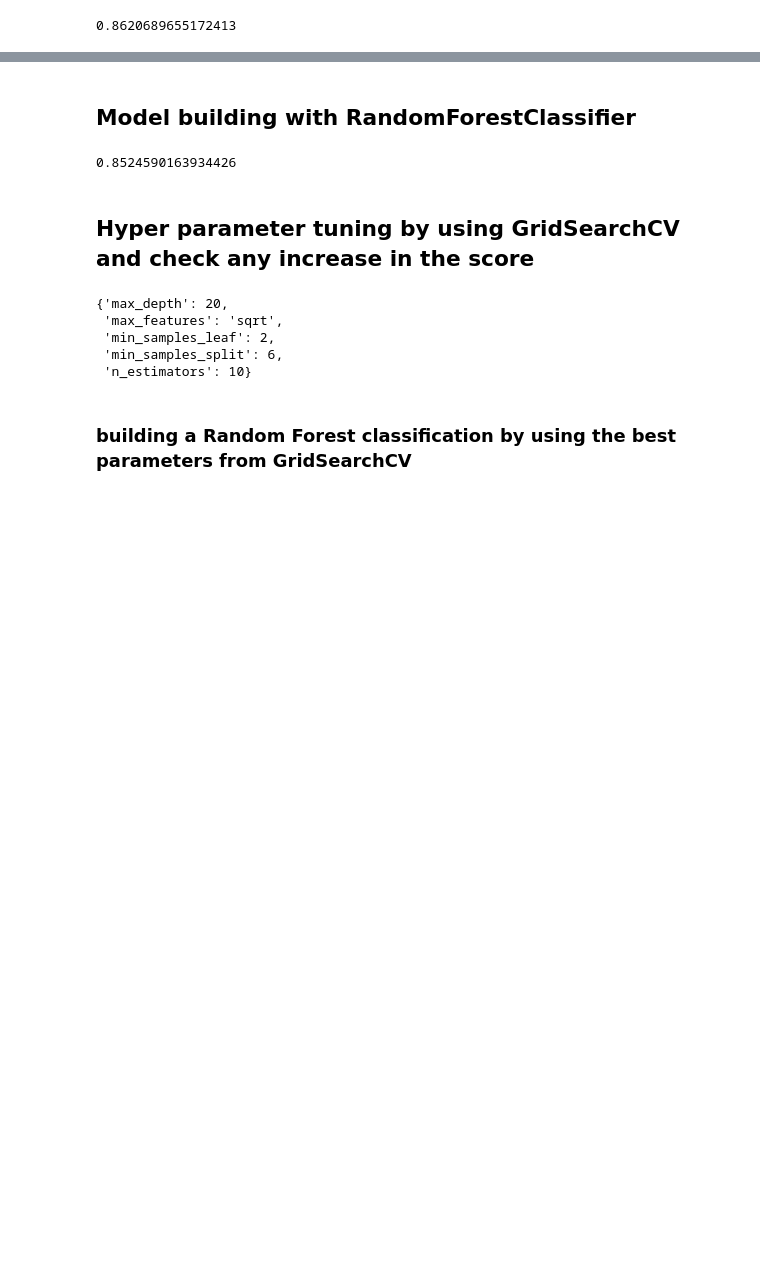
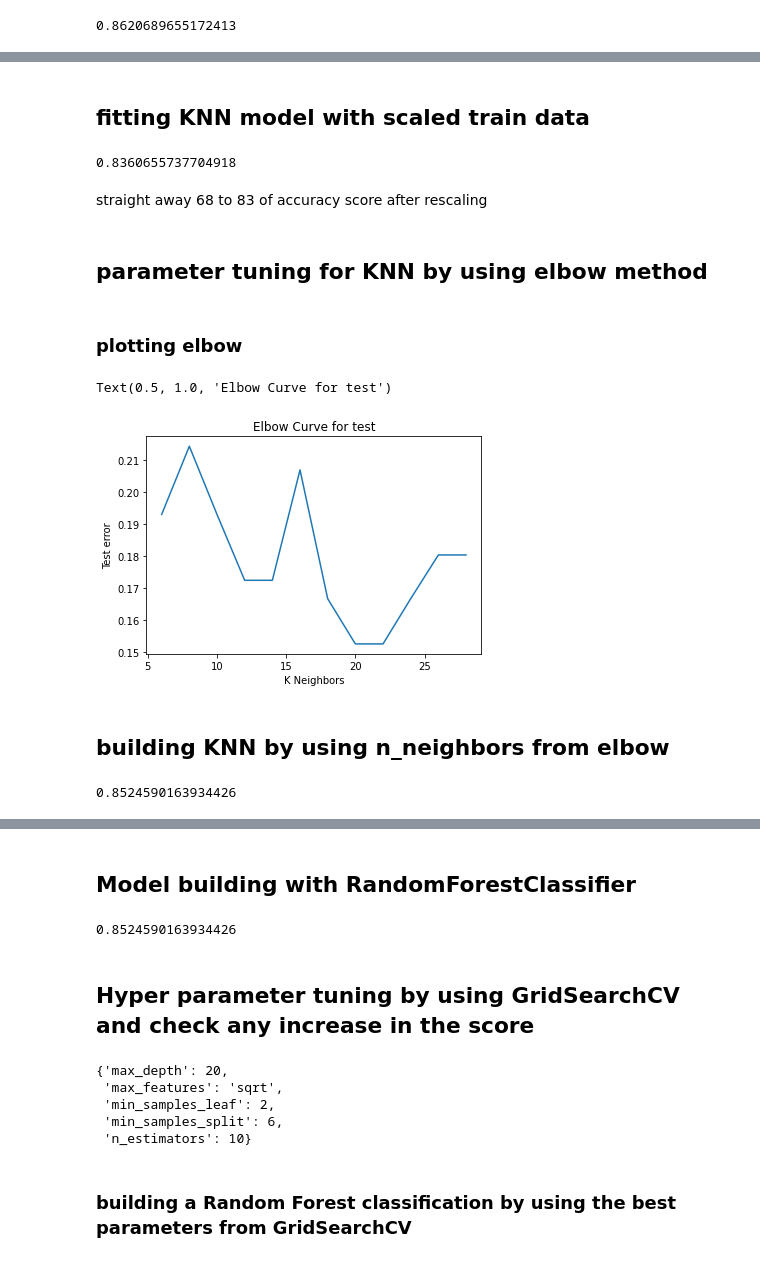
Before and after one commit to venkatesh-eranti/classification_milestone_project, a Jupyter notebook: Classification.ipynb, the cells around one changed output, grey strips where cells are left out. Cells and saved outputs as stored; diff of their text form; code cells hidden in the pictures; blank space fills up the shorter version.

```diff
--- a/Classification.ipynb
+++ b/Classification.ipynb
@@ -738,0 +771,3 @@ spec_rec_crs
+# %%
+scaled_df_test[scaled_df_test.columns]=scaler.transform(scaled_df_test[scaled_df_test.columns])
+scaled_df_test
@@ -738,0 +788,48 @@ spec_rec_crs
+# %% [markdown]
+## fitting KNN model with scaled train data
+# %%
+scaled_x_train=scaled_df_train.drop('target',axis=1)
+scaled_y_train=scaled_df_train['target']
+scaled_x_test=scaled_df_test.drop('target',axis=1)
+scaled_y_test=scaled_df_test['target']
+# %%
+knn_clf=KNeighborsClassifier()
+knn_clf.fit(scaled_x_train,scaled_y_train)
+knn_clf.score(scaled_x_test,scaled_y_test)
+# %% [output]
+0.8360655737704918
+# %% [markdown]
+straight away 68 to 83 of accuracy score after rescaling
+# %% [markdown]
+## parameter tuning for KNN by using elbow method
+# %%
+def Elbow(K):
+    test_error = []
+    for i in K:
+        clf = KNeighborsClassifier(n_neighbors = i)
+        clf.fit(scaled_x_train,scaled_y_train)
+        tmp = clf.predict(scaled_x_test)
+        tmp = f1_score(tmp,scaled_y_test) #f1 score is average of precision and recall
+        error = 1-tmp
+        test_error.append(error)
+
+    return test_error
+# %% [markdown]
+### plotting elbow
+# %%
+elbow = Elbow(range(6,30,2))
+plt.plot(range(6,30,2), elbow)
+plt.xlabel('K Neighbors')
+plt.ylabel('Test error')
+plt.title('Elbow Curve for test')
+# %% [output]
+Text(0.5, 1.0, 'Elbow Curve for test')
+[figure, added]
+# %% [markdown]
+## building KNN by using n_neighbors from elbow
+# %%
+knn_clf1=KNeighborsClassifier(n_neighbors=20)
+knn_clf1.fit(scaled_x_train,scaled_y_train)
+knn_clf1.score(scaled_x_test,scaled_y_test)
+# %% [output]
+0.8524590163934426
```
Also changed, not shown: parts of 41 cells of this notebook.
